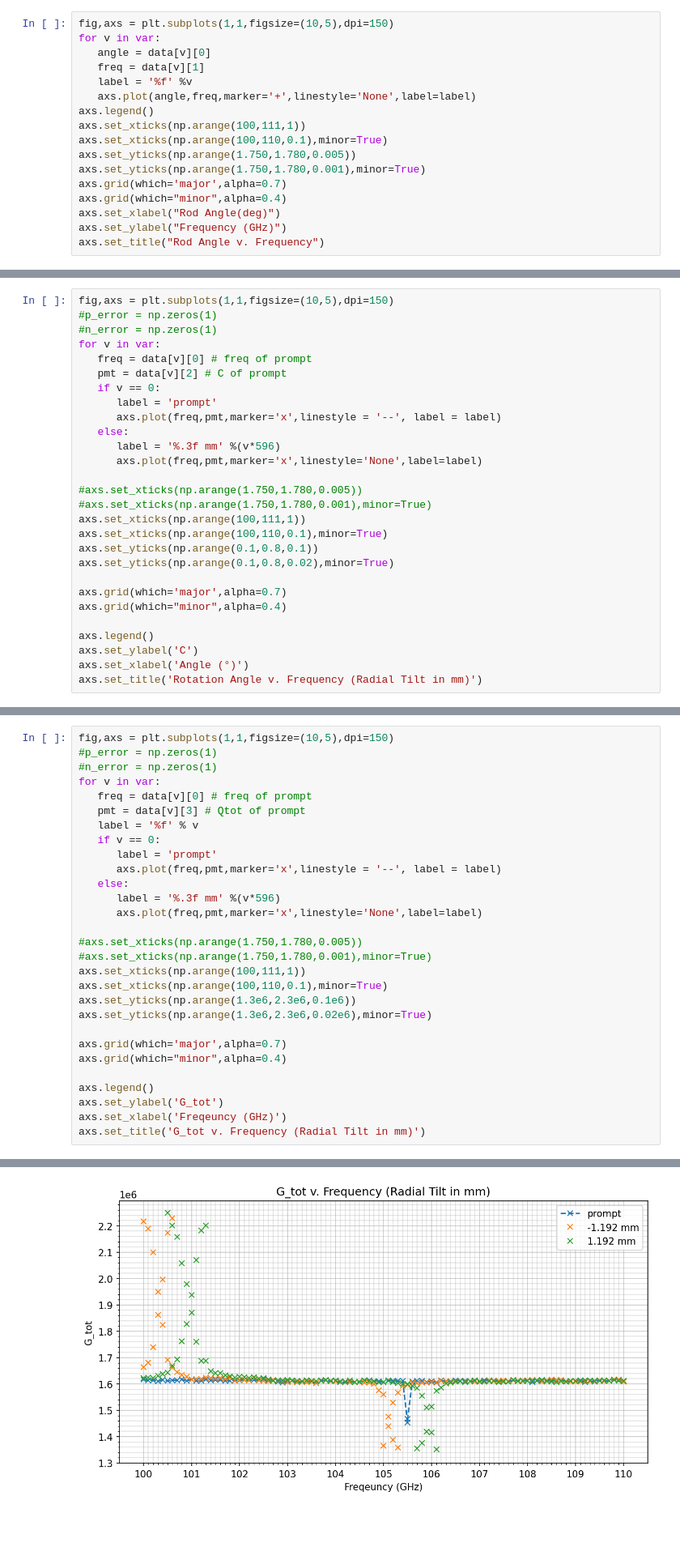
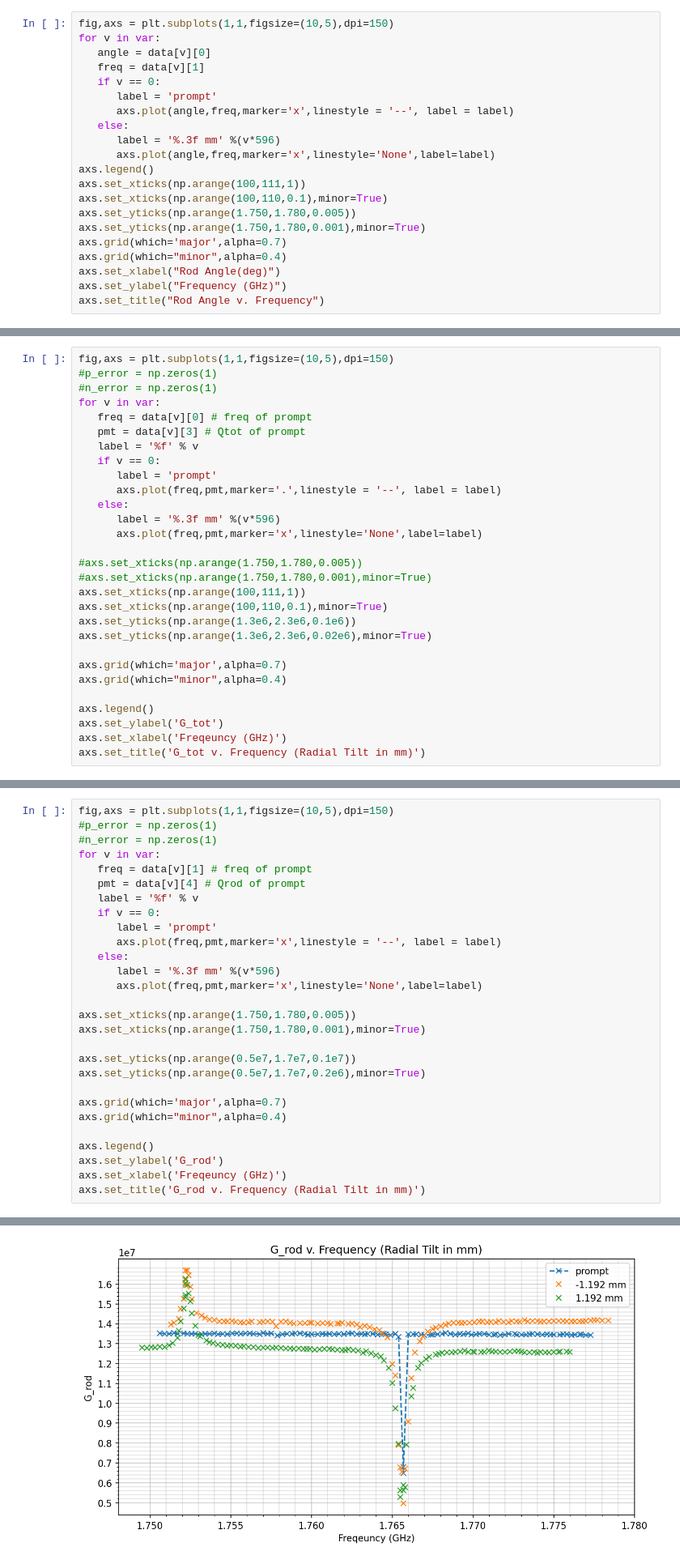
Before and after one commit to peanutflavorbean/CAPP, a Jupyter notebook: Radial_Tilt_Tolerance.ipynb, the cells around one changed output, grey strips where cells are left out. Shown at 81% size. Cells and saved outputs as stored; diff of their text form; blank space fills up the shorter version.

```diff
--- a/Radial_Tilt_Tolerance.ipynb
+++ b/Radial_Tilt_Tolerance.ipynb
@@ -68,8 +68,12 @@ fig,axs = plt.subplots(1,1,figsize=(10,5),dpi=150)
 for v in var:
    angle = data[v][0]
    freq = data[v][1]
-   label = '%f' %v
-   axs.plot(angle,freq,marker='+',linestyle='None',label=label)
+   if v == 0:
+      label = 'prompt'
+      axs.plot(angle,freq,marker='x',linestyle = '--', label = label)
+   else:
+      label = '%.3f mm' %(v*596)
+      axs.plot(angle,freq,marker='x',linestyle='None',label=label)
 axs.legend()
 axs.set_xticks(np.arange(100,111,1))
 axs.set_xticks(np.arange(100,110,0.1),minor=True)
@@ -89,10 +141,11 @@ fig,axs = plt.subplots(1,1,figsize=(10,5),dpi=150)
 #n_error = np.zeros(1)
 for v in var:
    freq = data[v][0] # freq of prompt
-   pmt = data[v][2] # C of prompt
+   pmt = data[v][3] # Qtot of prompt
+   label = '%f' % v
    if v == 0:
       label = 'prompt'
-      axs.plot(freq,pmt,marker='x',linestyle = '--', label = label)
+      axs.plot(freq,pmt,marker='.',linestyle = '--', label = label)
    else:
       label = '%.3f mm' %(v*596)
       axs.plot(freq,pmt,marker='x',linestyle='None',label=label)
@@ -101,14 +154,14 @@ for v in var:
 #axs.set_xticks(np.arange(1.750,1.780,0.001),minor=True)
 axs.set_xticks(np.arange(100,111,1))
 axs.set_xticks(np.arange(100,110,0.1),minor=True)
-axs.set_yticks(np.arange(0.1,0.8,0.1))
-axs.set_yticks(np.arange(0.1,0.8,0.02),minor=True)
+axs.set_yticks(np.arange(1.3e6,2.3e6,0.1e6))
+axs.set_yticks(np.arange(1.3e6,2.3e6,0.02e6),minor=True)
 
 axs.grid(which='major',alpha=0.7)
 axs.grid(which="minor",alpha=0.4)
 
 axs.legend()
-axs.set_ylabel('C')
-axs.set_xlabel('Angle (°)')
-axs.set_title('Rotation Angle v. Frequency (Radial Tilt in mm)')
+axs.set_ylabel('G_tot')
+axs.set_xlabel('Freqeuncy (GHz)')
+axs.set_title('G_tot v. Frequency (Radial Tilt in mm)')
 # %% [output]
@@ -119,8 +172,8 @@ fig,axs = plt.subplots(1,1,figsize=(10,5),dpi=150)
 #p_error = np.zeros(1)
 #n_error = np.zeros(1)
 for v in var:
-   freq = data[v][0] # freq of prompt
-   pmt = data[v][3] # Qtot of prompt
+   freq = data[v][1] # freq of prompt
+   pmt = data[v][4] # Qrod of prompt
    label = '%f' % v
    if v == 0:
       label = 'prompt'
@@ -129,18 +182,17 @@ for v in var:
       label = '%.3f mm' %(v*596)
       axs.plot(freq,pmt,marker='x',linestyle='None',label=label)
 
-#axs.set_xticks(np.arange(1.750,1.780,0.005))
-#axs.set_xticks(np.arange(1.750,1.780,0.001),minor=True)
-axs.set_xticks(np.arange(100,111,1))
-axs.set_xticks(np.arange(100,110,0.1),minor=True)
-axs.set_yticks(np.arange(1.3e6,2.3e6,0.1e6))
-axs.set_yticks(np.arange(1.3e6,2.3e6,0.02e6),minor=True)
+axs.set_xticks(np.arange(1.750,1.780,0.005))
+axs.set_xticks(np.arange(1.750,1.780,0.001),minor=True)
+
+axs.set_yticks(np.arange(0.5e7,1.7e7,0.1e7))
+axs.set_yticks(np.arange(0.5e7,1.7e7,0.2e6),minor=True)
 
 axs.grid(which='major',alpha=0.7)
 axs.grid(which="minor",alpha=0.4)
 
 axs.legend()
-axs.set_ylabel('G_tot')
+axs.set_ylabel('G_rod')
 axs.set_xlabel('Freqeuncy (GHz)')
-axs.set_title('G_tot v. Frequency (Radial Tilt in mm)')
+axs.set_title('G_rod v. Frequency (Radial Tilt in mm)')
 # %% [output]
@@ -148 +200 @@ Text(0.5, 1.0, 'G_tot v. Frequency (Radial Tilt in mm)')
-[figure, old version]
+[figure, new version]
```
Also changed, not shown: parts of 5 cells of this notebook, 2 other files.
